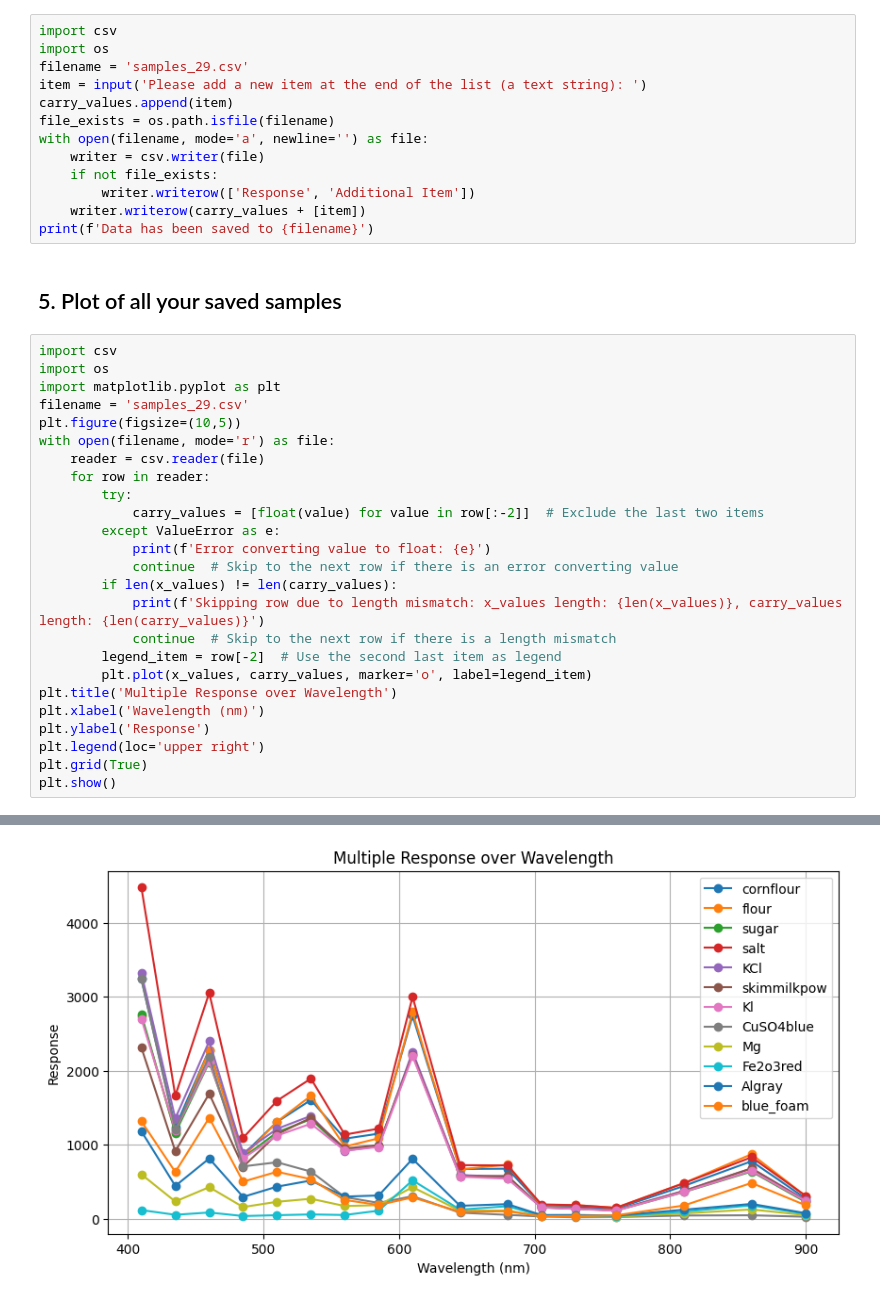
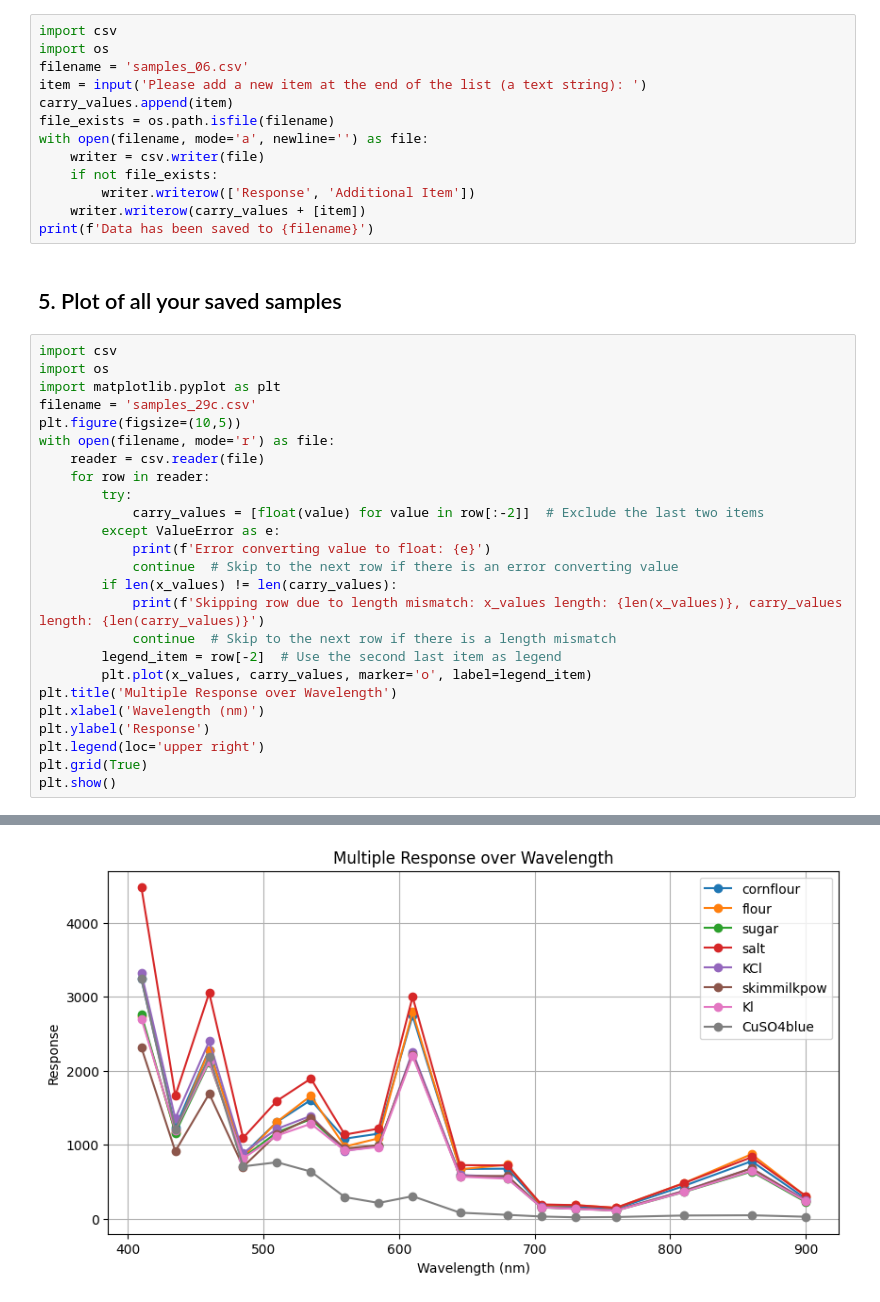
Before and after one commit to spikol/NIR_FALL_2023, a Jupyter notebook: Cirkusnaturligvis/data_note/nir_note_05.ipynb, the cells around one changed output, grey strips where cells are left out. Cells and saved outputs as stored; diff of their text form.

```diff
--- a/Cirkusnaturligvis/data_note/nir_note_05.ipynb
+++ b/Cirkusnaturligvis/data_note/nir_note_05.ipynb
@@ -113,7 +113,7 @@ plt.show()
 # %%
 import csv
 import os
-filename = 'samples_29.csv'
+filename = 'samples_06.csv'
 item = input('Please add a new item at the end of the list (a text string): ')
 carry_values.append(item)
 file_exists = os.path.isfile(filename)
@@ -129,7 +129,7 @@ print(f'Data has been saved to {filename}')
 import csv
 import os
 import matplotlib.pyplot as plt
-filename = 'samples_29.csv'
+filename = 'samples_29c.csv'
 plt.figure(figsize=(10,5))
 with open(filename, mode='r') as file:
     reader = csv.reader(file)
@@ -155 +155 @@ Skipping row due to length mismatch: x_values length: 17, carry_values length: 0
-[figure, old version]
+[figure, new version]
```
Also changed, not shown: parts of 3 cells of this notebook, 9 other files.
